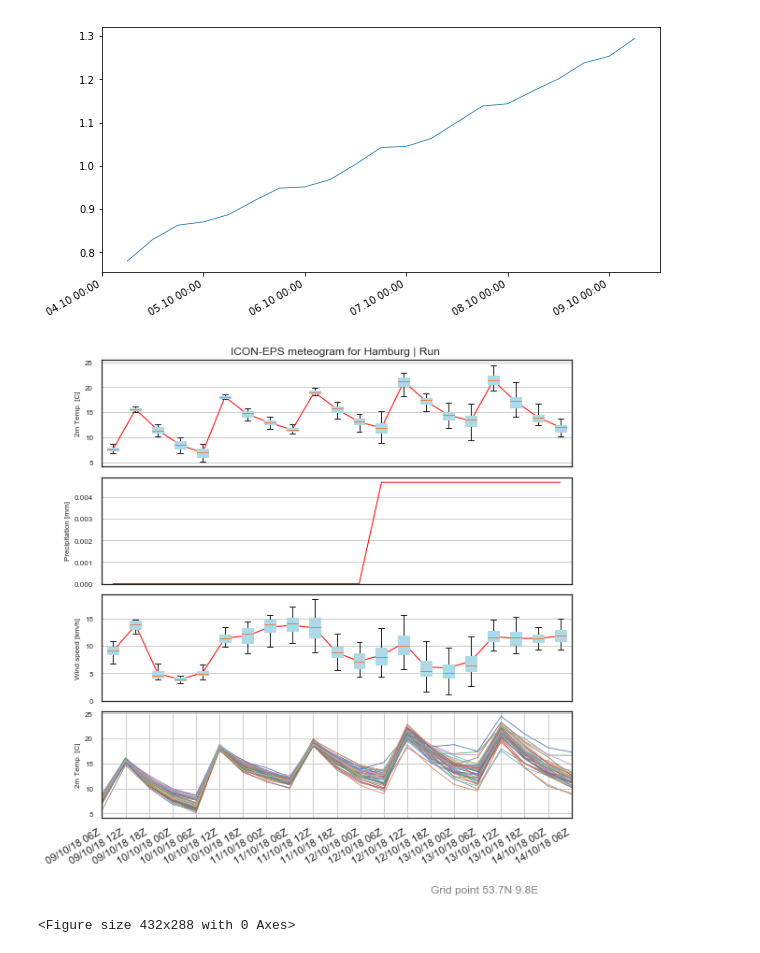
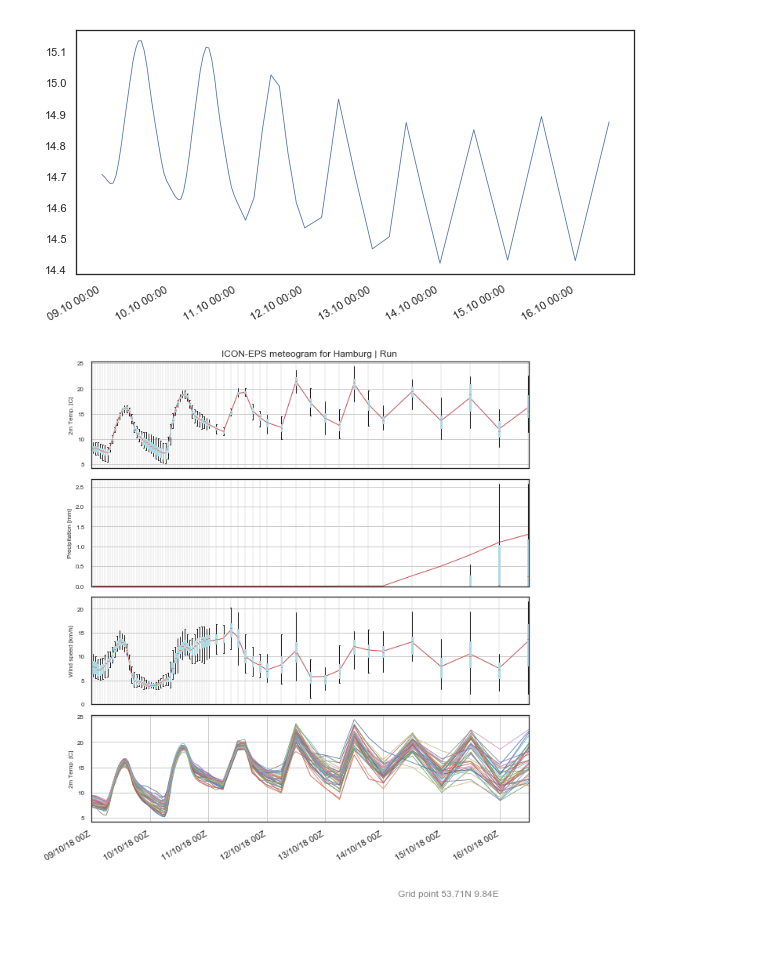
Before and after one commit to guidocioni/icon_eu_eps, a Jupyter notebook: test.ipynb, the cells around one changed output. Saved outputs shown, nothing was run; the diff lists cells and outputs as text; code cells hidden in the pictures.

```diff
--- a/test.ipynb
+++ b/test.ipynb
@@ -70,9 +82,9 @@ plt.colorbar(orientation='horizontal', label='Mean Temperature [C]', pad=0.1, fr
 # %%
 fig = plt.figure(figsize=(10,5))
 
-plt.plot_date(time, t2_std.mean(axis=(1)), '-',linewidth=0.8)
+plt.plot_date(time, t2m.std(axis=(1,2)), '-',linewidth=0.8)
 fig.autofmt_xdate()
 plt.gca().xaxis.set_major_formatter(DateFormatter('%d.%m %H:%M'))
 plt.show()
 # %% [output]
-[figure, old version]
+[figure, new version]
@@ -97,68 +91,86 @@ for city in cities:
 # %%
+from geopy.geocoders import Nominatim
+
+cities = ["Hamburg"]
+
 nrows=4
 ncols=1
 sns.set(style="white")
+run=''
 
-for city_to_plot in cities:
+t_2m_point={}
+tot_prec_point={}
+wind_speed_10m_point={}
+
+geolocator = Nominatim()
+for city in cities:
     loc = geolocator.geocode(city)
     distance = np.sqrt((lats-loc.latitude)**2+(lons-loc.longitude)**2)
     ncell = np.argmin(distance)
+    t_2m_point[city] = t2m[:,:,ncell]
+    tot_prec_point[city] = tot_prec[:,:,ncell]
+    wind_speed_10m_point[city] = wind_speed[:,:,ncell]
 
-    fig = plt.figure(1, figsize=(9,10))
+    fig = plt.figure(1, figsize=(10,12))
+
+    pos = np.array((time-time[0]) / pd.Timedelta('1 hour')).astype("int")
 
     ax1=plt.subplot2grid((nrows,ncols), (0,0))
-    ax1.set_title("ICON-EPS meteogram for "+city_to_plot+" | Run "+run)
-    bplot=ax1.boxplot(t_2m_point[city_to_plot].T, patch_artist=True, showfliers=False)
+    ax1.set_title("ICON-EPS meteogram for "+city+" | Run "+run)
+
+    bplot=ax1.boxplot(t_2m_point[city].T, patch_artist=True, showfliers=False, positions=pos)
     for box in bplot['boxes']:
         box.set(color='LightBlue')
         box.set(facecolor='LightBlue')
 
-    xaxis=np.arange(1,np.shape(time)[0]+1,1)
-    ax1.plot(xaxis, np.mean(t_2m_point[city_to_plot], axis=1), linewidth=1,color='red')
+    ax1.plot(pos, np.mean(t_2m_point[city], axis=1), 'r-', linewidth=1)
     ax1.set_ylabel("2m Temp. [C]",fontsize=8)
     ax1.yaxis.grid(True)
+    ax1.xaxis.grid(True, color='gray', linewidth=0.2)
     ax1.tick_params(axis='y', which='major', labelsize=8)
     ax1.tick_params(axis='x', which='both', bottom=False)
 
     ax2=plt.subplot2grid((nrows,ncols), (1,0))
-    bplot_rain=ax2.boxplot(tot_prec_point[city_to_plot].T, patch_artist=True, showfliers=False)
+    bplot_rain=ax2.boxplot(tot_prec_point[city].T, patch_artist=True, showfliers=False, positions=pos)
     for box in bplot_rain['boxes']:
         box.set(color='LightBlue')
         box.set(facecolor='LightBlue')
-    ax2.plot(xaxis, np.mean(tot_prec_point[city_to_plot], axis=1), linewidth=1,color='red')
+    ax2.plot(pos, np.mean(tot_prec_point[city], axis=1), 'r-', linewidth=1)
     ax2.set_ylim(bottom=0)
     ax2.yaxis.grid(True)
     ax2.set_ylabel("Precipitation [mm]",fontsize=8)
     ax2.tick_params(axis='y', which='major', labelsize=8)
+    ax2.xaxis.grid(True, color='gray', linewidth=0.2)
 
     ax3=plt.subplot2grid((nrows,ncols), (2,0))
-    bplot_wind=ax3.boxplot(wind_speed_10m_point[city_to_plot].T, patch_artist=True,showfliers=False)
+    bplot_wind=ax3.boxplot(wind_speed_10m_point[city].T, patch_artist=True, showfliers=False, positions=pos)
     for box in bplot_wind['boxes']:
         box.set(color='LightBlue')
         box.set(facecolor='LightBlue')
-    ax3.plot(xaxis, np.mean(wind_speed_10m_point[city_to_plot], axis=1), linewidth=1,color='red')
+    ax3.plot(pos, np.mean(wind_speed_10m_point[city], axis=1),'r-', linewidth=1)
     ax3.yaxis.grid(True)
     ax3.set_ylabel("Wind speed [km/h]",fontsize=8)
     ax3.tick_params(axis='y', which='major', labelsize=8)
     ax3.set_ylim(bottom=0)
+    ax3.xaxis.grid(True, color='gray', linewidth=0.2)
 
     ax4=plt.subplot2grid((nrows,ncols), (3,0))
-    ax4.plot_date(time, t_2m_point[city_to_plot], '-',linewidth=0.8)
+    ax4.plot_date(time, t_2m_point[city], '-',linewidth=0.8)
     ax4.set_xlim(time[0],time[-1])
     ax4.set_ylabel("2m Temp. [C]",fontsize=8)
     ax4.tick_params(axis='y', which='major', labelsize=8)
     ax4.yaxis.grid(True)
     ax4.xaxis.grid(True)
-    ax4.xaxis.set_major_locator(mdates.HourLocator(interval=6))
+    ax4.xaxis.set_major_locator(mdates.DayLocator())
     ax4.xaxis.set_major_formatter(DateFormatter('%d/%m/%y %HZ'))
 
-    ax4.annotate('Grid point %3.1fN %3.1fE' % (lats[ncell], lons[ncell]),
+    ax4.annotate('Grid point %4.2fN %4.2fE' % (lats[ncell], lons[ncell]),
                  xy=(0.7, -0.7), xycoords='axes fraction', color="gray")
+
     fig.subplots_adjust(hspace=0.1)
     fig.autofmt_xdate()
-    plt.savefig(diri_images+"meteogram_"+city_to_plot, dpi=150)
     plt.show()
-    plt.clf()
+#     plt.savefig(diri_images+"meteogram_"+city, dpi=150, bbox_inches='tight')
+#     plt.clf()
 # %% [output]
-[figure, old version]
+[figure, new version]
-<Figure size 432x288 with 0 Axes>
```
Also changed, not shown: parts of 7 cells of this notebook, 15 other files.
